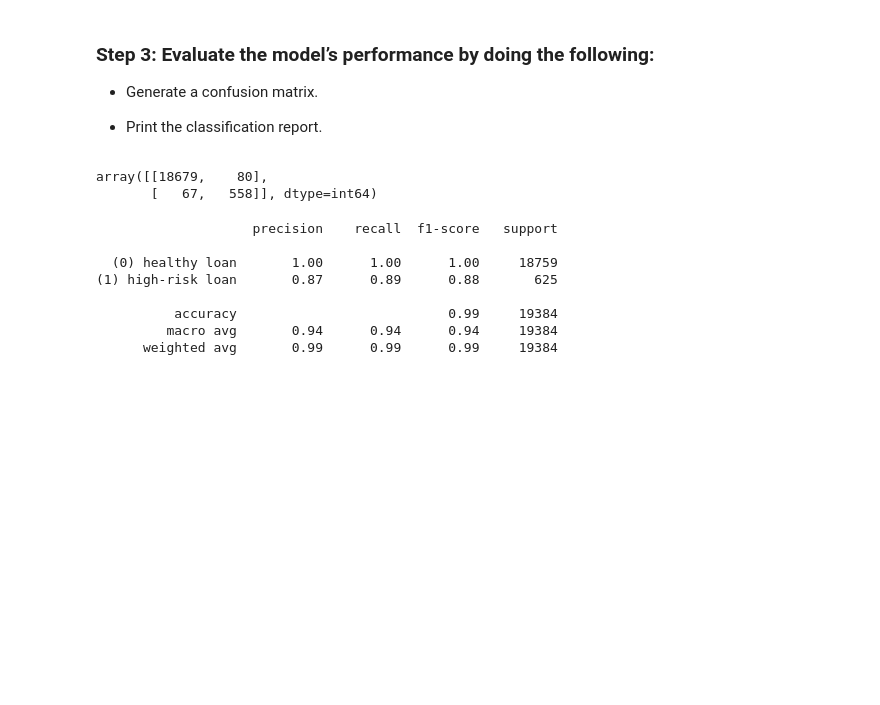
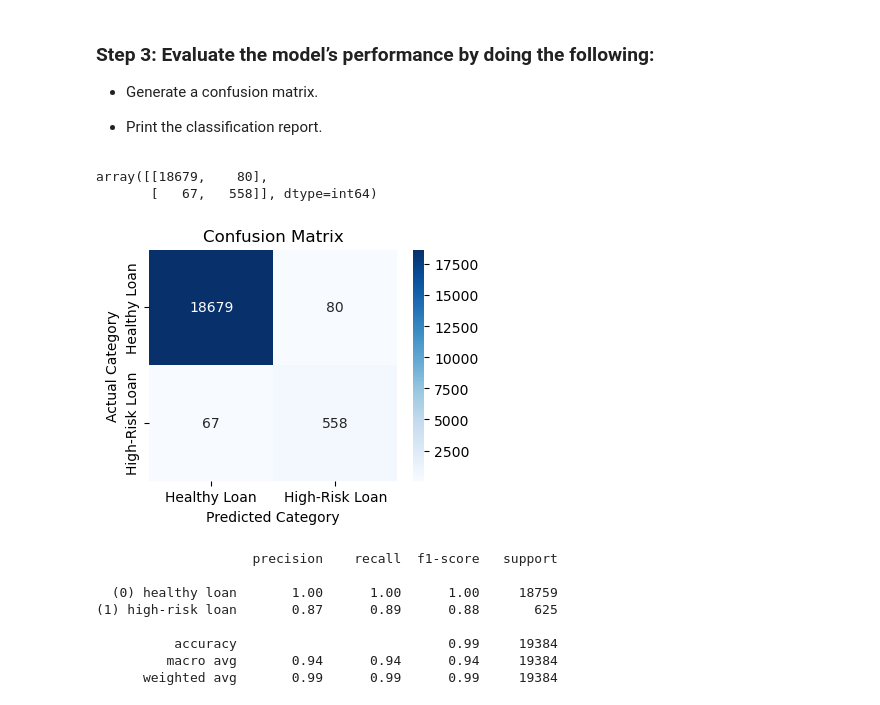
Before and after one commit to athirareji321/credit-risk-classification, a Jupyter notebook: credit_risk_classification.ipynb, the cells around one changed output. Saved outputs shown, nothing was run; the diff lists cells and outputs as text; code cells hidden in the pictures; blank space fills up the shorter version.

```diff
--- a/credit_risk_classification.ipynb
+++ b/credit_risk_classification.ipynb
@@ -102,6 +105,22 @@ confusion_matrix(y_test, prediction)
 # %% [output]
 array([[18679,    80],
        [   67,   558]], dtype=int64)
+# %%
+# Confusion matrix data
+conf_matrix_data = np.array([[18679, 80], [67, 558]])
+
+# Labels for the classes
+class_labels = ['Healthy Loan', 'High-Risk Loan']
+
+# Creating the confusion matrix plot
+plt.figure(figsize=(4, 3))
+sns.heatmap(conf_matrix_data, annot=True, fmt='d', cmap='Blues', xticklabels=class_labels, yticklabels=class_labels)
+plt.title('Confusion Matrix')
+plt.ylabel('Actual Category')
+plt.xlabel('Predicted Category')
+plt.show()
+# %% [output]
+[figure, added]
 # %%
 # Print the classification report for the model
 target_names = ["(0) healthy loan", "(1) high-risk loan"]
```
Also changed, not shown: parts of 1 cell of this notebook, 1 other file.
